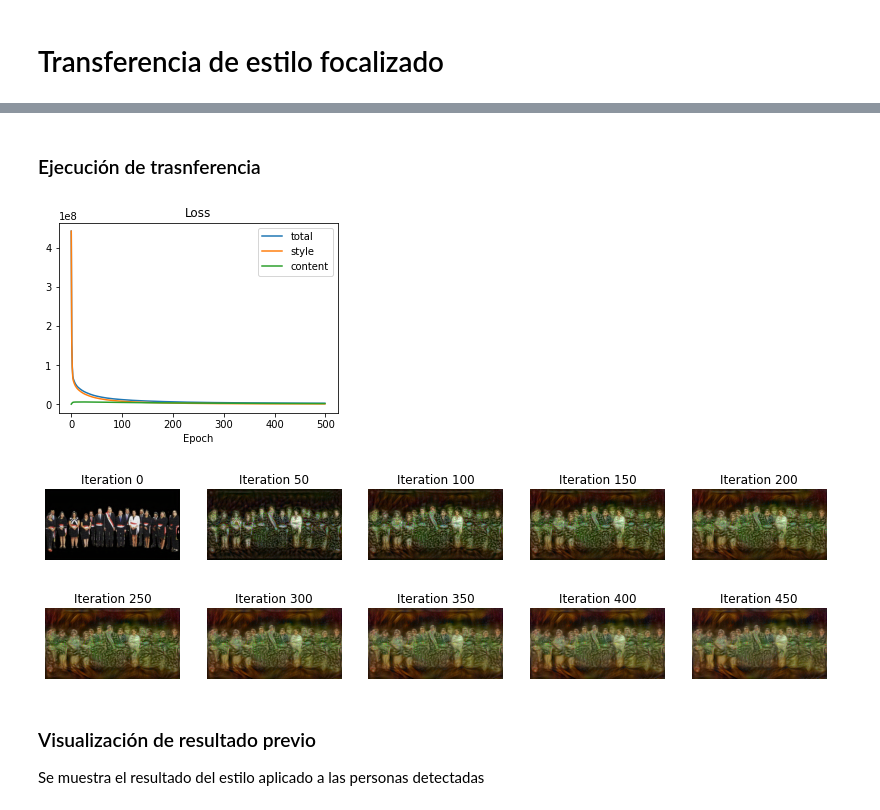
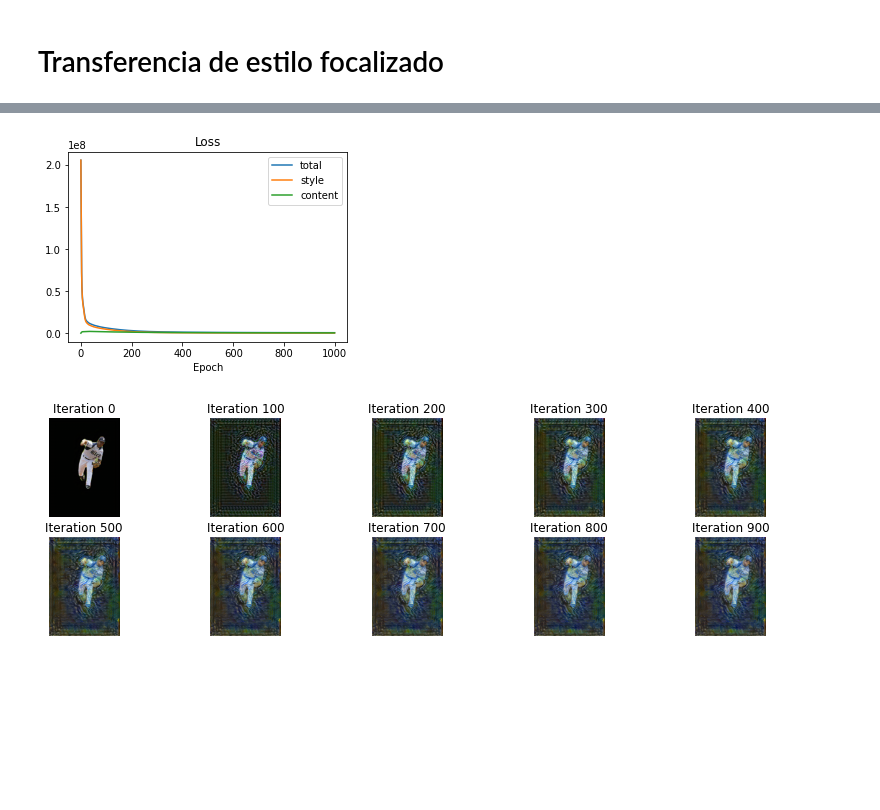
Before and after one commit to Carlo1911/deeplearning, a Jupyter notebook: Estilo_focalizado.ipynb, the cells around one changed output, grey strips where cells are left out. Cells and saved outputs as stored; diff of their text form; code cells hidden in the pictures; blank space fills up the shorter version.

```diff
--- a/Estilo_focalizado.ipynb
+++ b/Estilo_focalizado.ipynb
@@ -140,13 +209,12 @@ Al querer enfocar la aplicación del estilo a las personas se crea una máscara
 # %%
-img = np.asarray(image)
-background = 0
-valid_detections = detection_scores > 0.8
-valid_segmentations = segmentations[valid_detections]
-for segmentation in valid_segmentations:
-    mask = segmentation
-    mask = np.array([mask, mask, mask])
-    mask = np.moveaxis(mask, 0, -1)
-    background += mask
+image = np.asarray(image)
+mask = segmentations[0]
+mask = np.array([mask, mask, mask])
+mask = np.moveaxis(mask, 0, -1)
+masked = image * mask
+masked = Image.fromarray(masked)
+masked.save('masked.png')
 
-masked = Image.fromarray(img*background)
-masked.save('masked.png')
+%matplotlib inline
+plt.imshow(masked)
+plt.show()
@@ -236,9 +291,8 @@ def imshow(img, title=None):
     if title:
         plt.title(title)
 # %%
-%matplotlib inline
 # Ubicación de la imagen de estilo
-style_path = './nst/mona.jpeg'
+style_path = './style/starry.jpg'
 # Ubicación de la imagen de contenido
 content_path = 'masked.png'
 
@@ -253,5 +307,5 @@ plt.subplot(1, 2, 2)
 imshow(style_img, 'Style image')
 
 # Guarda la figura
-plt.savefig('src_starry_neckarfront.png', bbox_inches='tight')
+plt.savefig('src_starry_test.png', bbox_inches='tight')
 # %% [output]
@@ -647,19 +700,14 @@ def show_results(best_img, content_path, style_path,
 
     if save_as is not None:
         plt.savefig(save_as)
-# %% [markdown]
-### Ejecución de trasnferencia
 # %%
-style_path = './nst/mona.jpeg'
+style_path = 'style/starry.jpg'
 content_path = 'masked.png'
 
 best, best_loss = run_style_transfer(content_path,
                                      style_path,
-                                     num_iterations=500,
-                                     save_as='stylized.png')
+                                     num_iterations=1000,
+                                     save_as='stylization.png')
 # %% [output]
-[figure, old version]
+[figure, new version]
-[figure, old version]
+[figure, new version]
-# %% [markdown]
-### Visualización de resultado previo
-Se muestra el resultado del estilo aplicado a las personas detectadas
```
Also changed, not shown: parts of 53 cells of this notebook.
